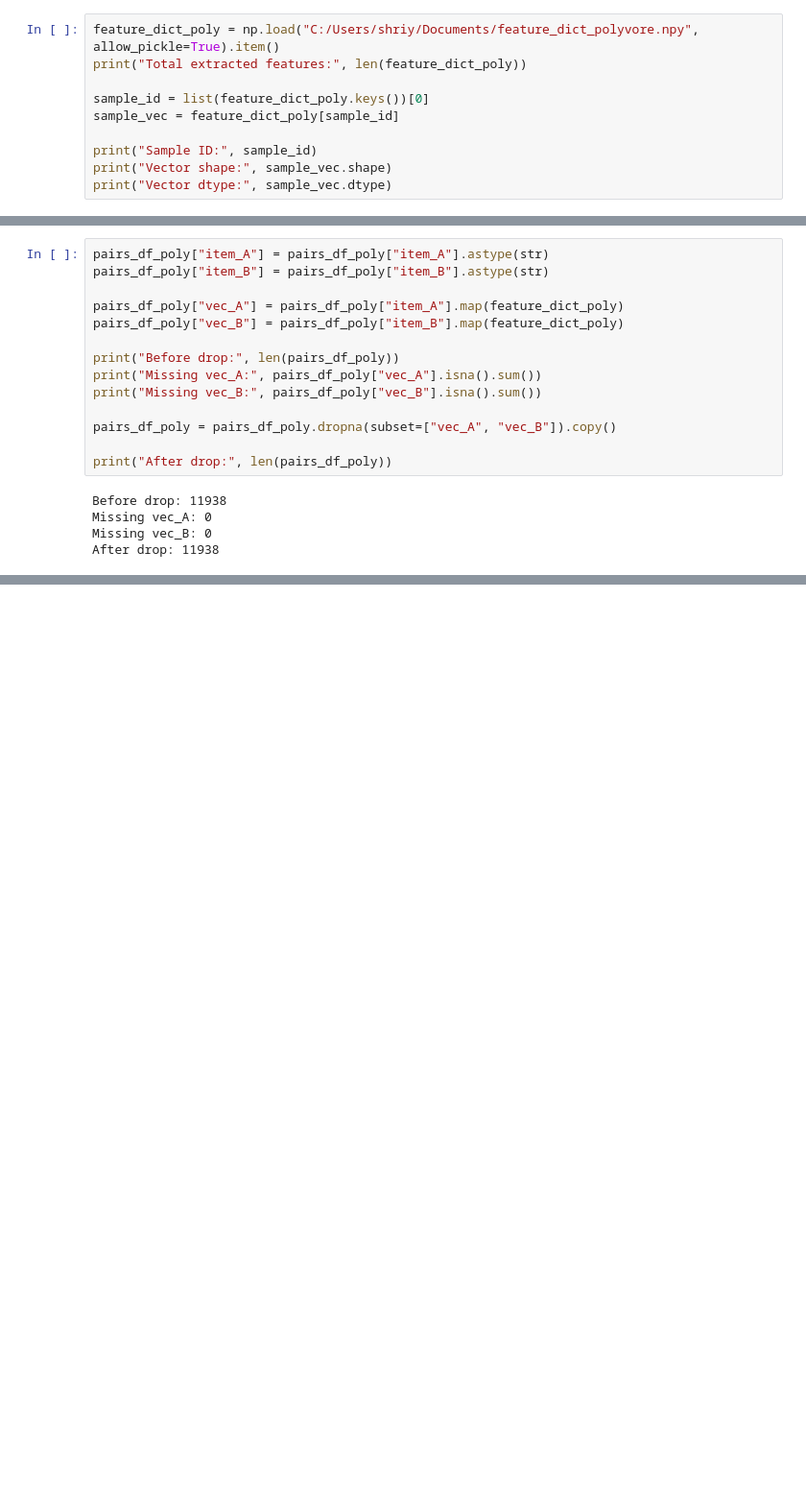
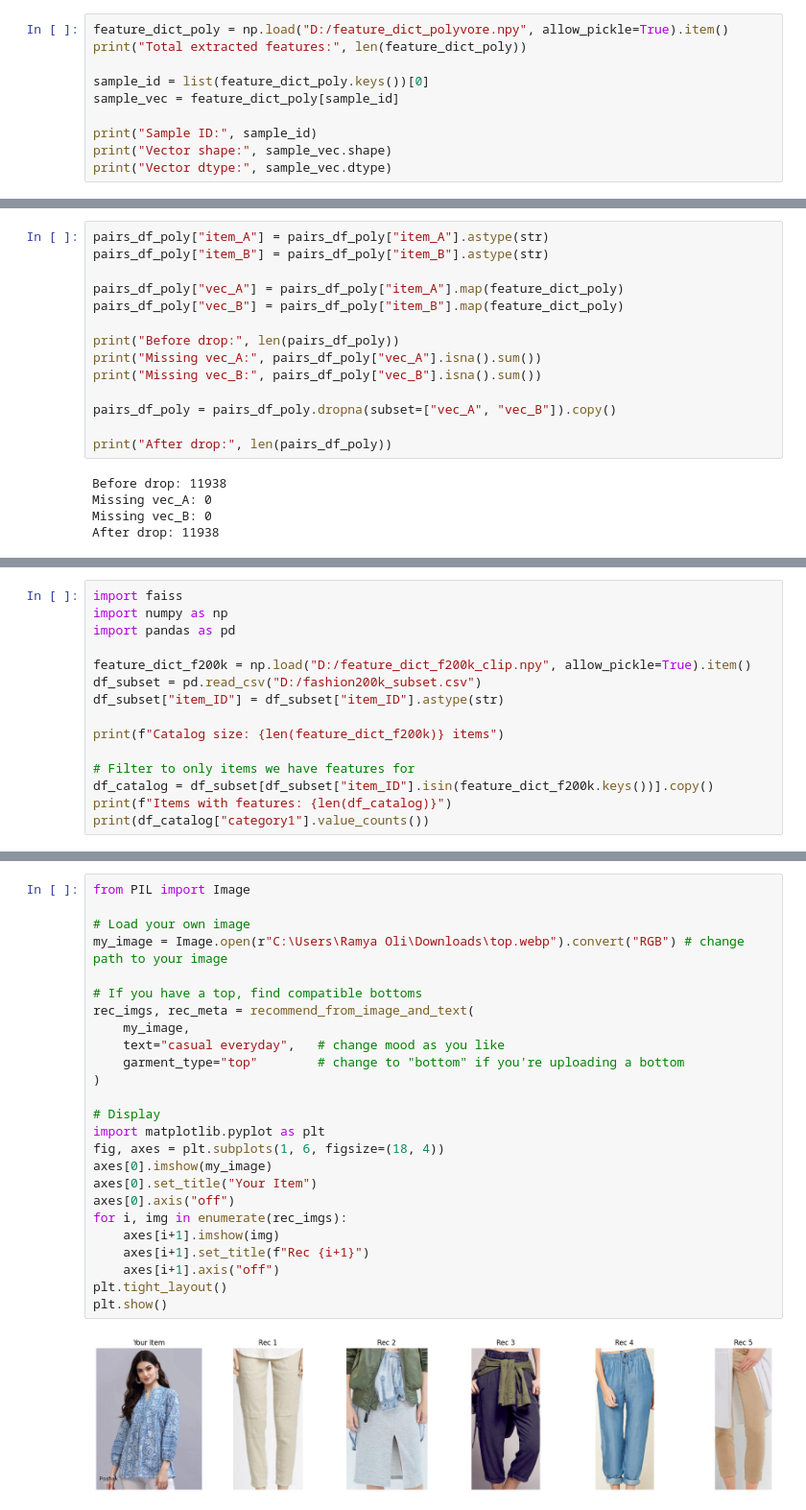
Before and after one commit to ramya0128/ML-PROJECT, a Jupyter notebook: fashon_new.ipynb, the cells around one changed output, grey strips where cells are left out. Shown at 96% size. Saved outputs shown, nothing was run; the diff lists cells and outputs as text; blank space fills up the shorter version.

```diff
--- a/fashon_new.ipynb
+++ b/fashon_new.ipynb
@@ -269,5 +236,5 @@ Saved!
 # %%
-feature_dict_poly = np.load("C:/Users/shriy/Documents/feature_dict_polyvore.npy", allow_pickle=True).item()
+feature_dict_poly = np.load("D:/feature_dict_polyvore.npy", allow_pickle=True).item()
 print("Total extracted features:", len(feature_dict_poly))
 
 sample_id = list(feature_dict_poly.keys())[0]
@@ -464,0 +561,15 @@ Best val loss: 0.2354
+# %%
+import faiss
+import numpy as np
+import pandas as pd
+
+feature_dict_f200k = np.load("D:/feature_dict_f200k_clip.npy", allow_pickle=True).item()
+df_subset = pd.read_csv("D:/fashion200k_subset.csv")
+df_subset["item_ID"] = df_subset["item_ID"].astype(str)
+
+print(f"Catalog size: {len(feature_dict_f200k)} items")
+
+# Filter to only items we have features for
+df_catalog = df_subset[df_subset["item_ID"].isin(feature_dict_f200k.keys())].copy()
+print(f"Items with features: {len(df_catalog)}")
+print(df_catalog["category1"].value_counts())
@@ -464,0 +869,27 @@ Best val loss: 0.2354
+# %%
+from PIL import Image
+
+# Load your own image
+my_image = Image.open(r"C:\Users\Ramya Oli\Downloads\top.webp").convert("RGB") # change path to your image
+
+# If you have a top, find compatible bottoms
+rec_imgs, rec_meta = recommend_from_image_and_text(
+    my_image,
+    text="casual everyday",   # change mood as you like
+    garment_type="top"        # change to "bottom" if you're uploading a bottom
+)
+
+# Display
+import matplotlib.pyplot as plt
+fig, axes = plt.subplots(1, 6, figsize=(18, 4))
+axes[0].imshow(my_image)
+axes[0].set_title("Your Item")
+axes[0].axis("off")
+for i, img in enumerate(rec_imgs):
+    axes[i+1].imshow(img)
+    axes[i+1].set_title(f"Rec {i+1}")
+    axes[i+1].axis("off")
+plt.tight_layout()
+plt.show()
+# %% [output]
+[figure, added]
```
Also changed, not shown: parts of 22 cells of this notebook.
